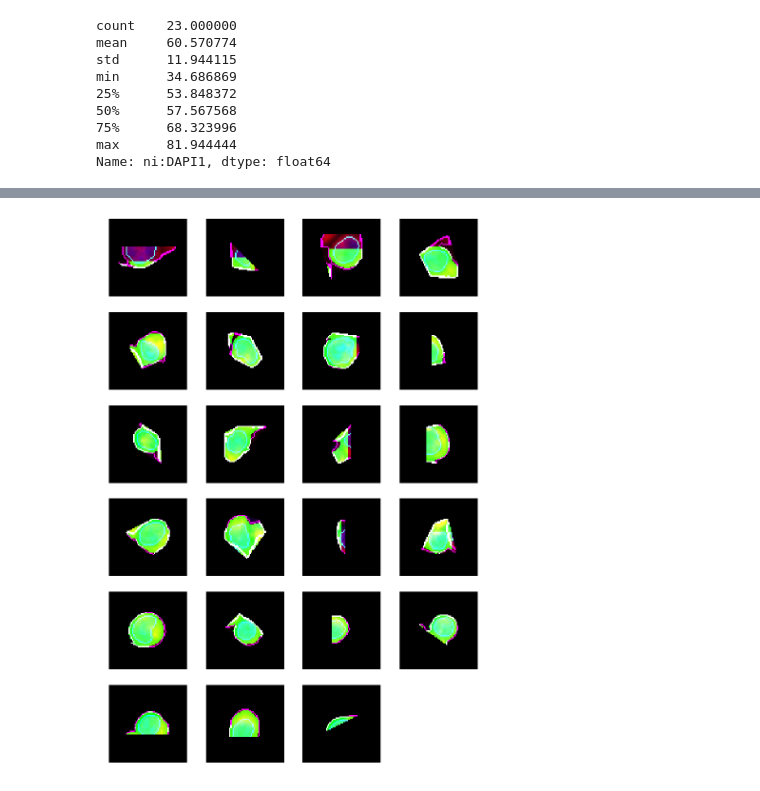
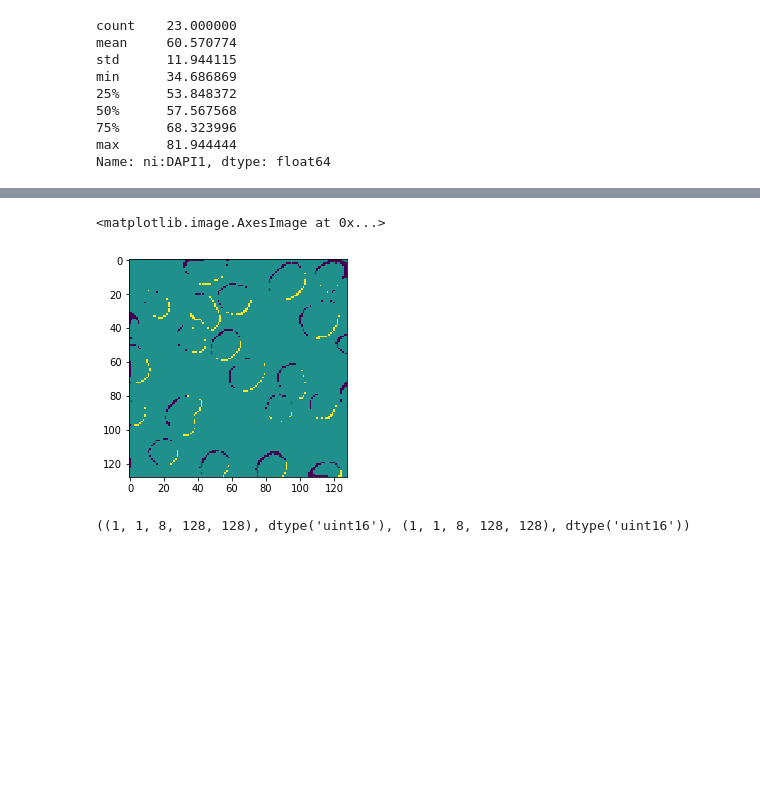
Before and after one commit to hammerlab/cytokit, a Jupyter notebook: python/notebooks/simulation/experiment_generator_02.ipynb, the cells around one changed output, grey strips where cells are left out. Drawn from its saved outputs; the diff is of its cells as text; code cells hidden in the pictures; blank space fills up the shorter version.

```diff
--- a/python/notebooks/simulation/experiment_generator_02.ipynb
+++ b/python/notebooks/simulation/experiment_generator_02.ipynb
@@ -325,4 +373,13 @@ config.deconvolution_params['scale_factor']
+# %%
+plt.imshow((img_seg_nuc > 0).astype(int) - (img_val_nuc > 0).astype(int))
+# %% [output]
+<matplotlib.image.AxesImage at 0x...>
+[figure, added]
+# %%
+img_path = osp.join(out_dir, ck_io.get_montage_image_path(ireg=0, name='best_z_segm'))
+img_montage = ck_io.read_tile(img_path)
+img.shape, img.dtype, img_montage.shape, img_montage.dtype
+# %% [output]
+((1, 1, 8, 128, 128), dtype('uint16'), (1, 1, 8, 128, 128), dtype('uint16'))
 # %%
-display_images(df['image'])
+# display_images(df['image'])
-# %% [output]
-[figure, removed]
```
Also changed, not shown: parts of 13 cells of this notebook, 18 other files.
